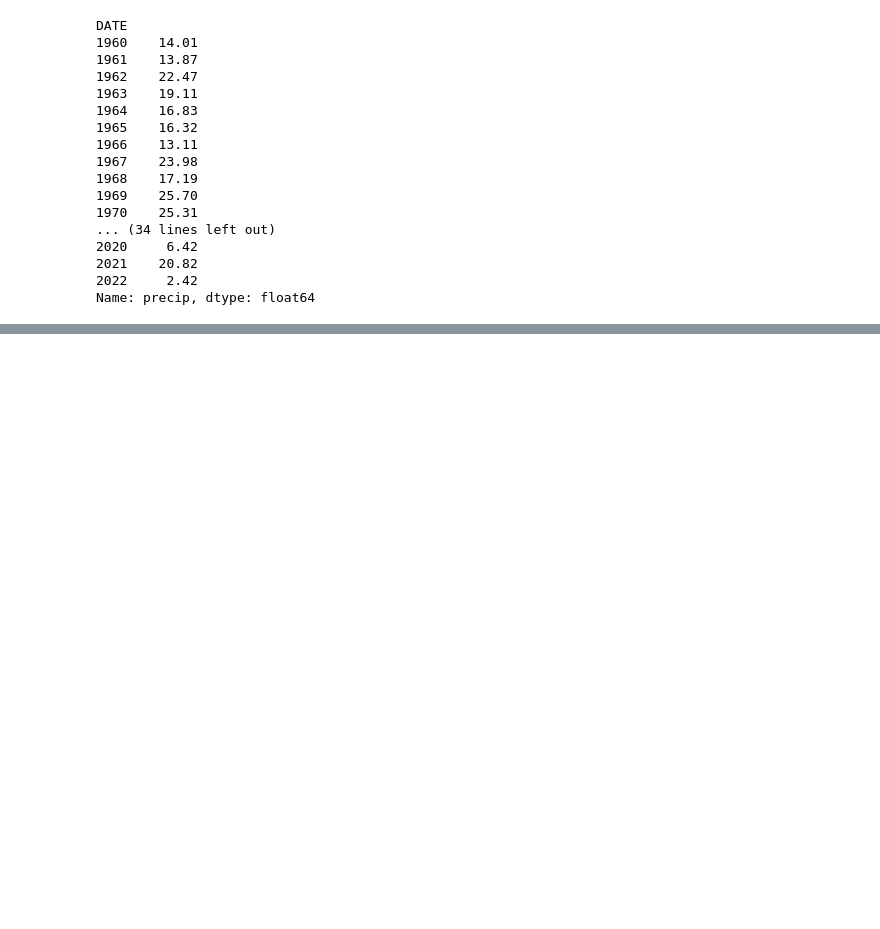
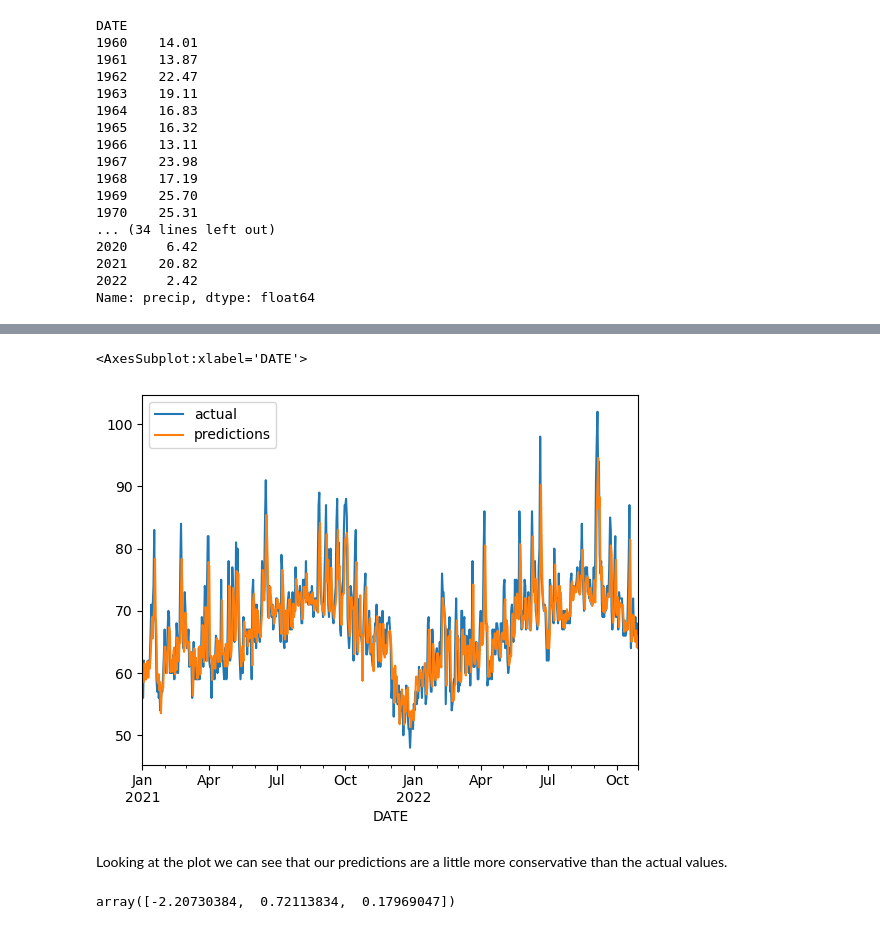
Before and after one commit to Bik400/weather-prediction, a Jupyter notebook: WeatherPrediction.ipynb, the cells around one changed output, grey strips where cells are left out. Cells and saved outputs as stored; diff of their text form; code cells hidden in the pictures; blank space fills up the shorter version.

Commit message:
trained a machine learning model to predict the weather

```diff
--- a/WeatherPrediction.ipynb
+++ b/WeatherPrediction.ipynb
@@ -300,0 +353,5 @@ Name: precip, dtype: float64
+# %%
+train = weather_core.loc[:"2020-12-31"]
+test = weather_core.loc["2021-01-01":]
+# %%
+reg.fit(train[predictors], train["target"])
@@ -300,0 +360,2 @@ Name: precip, dtype: float64
+# %%
+predictions = reg.predict(test[predictors])
@@ -300,0 +370,3 @@ Name: precip, dtype: float64
+# %%
+combined = pd.concat([test["target"], pd.Series(predictions, index=test.index)], axis=1)
+combined.columns = ["actual", "predictions"]
@@ -300,0 +390,11 @@ Name: precip, dtype: float64
+# %%
+combined.plot()
+# %% [output]
+<AxesSubplot:xlabel='DATE'>
+[figure, added]
+# %% [markdown]
+Looking at the plot we can see that our predictions are a little more conservative than the actual values.
+# %%
+reg.coef_
+# %% [output]
+array([-2.20730384,  0.72113834,  0.17969047])
```
Also changed, not shown: parts of 38 cells of this notebook.
